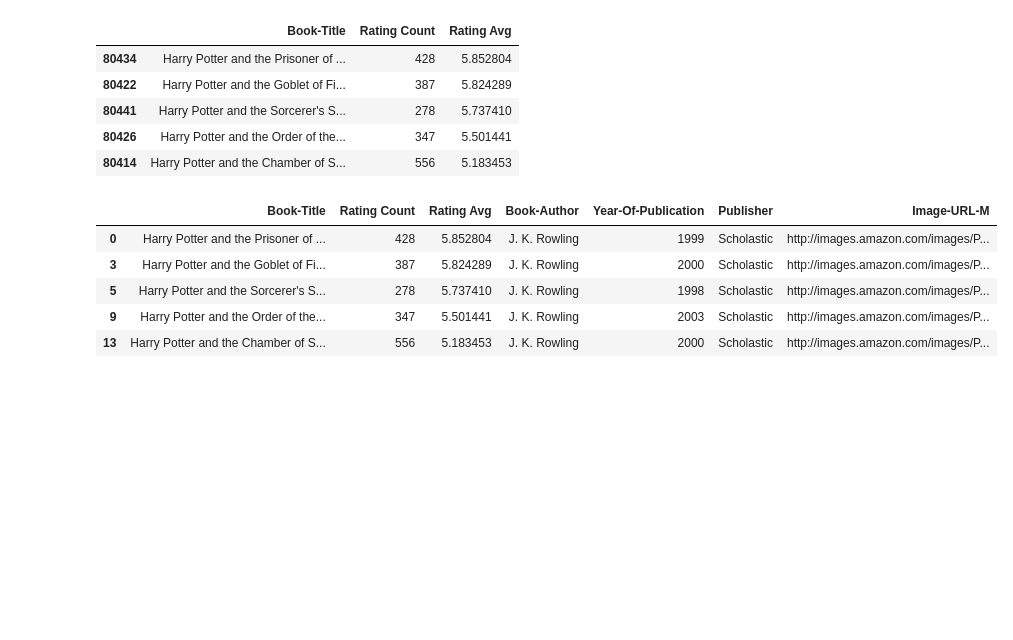
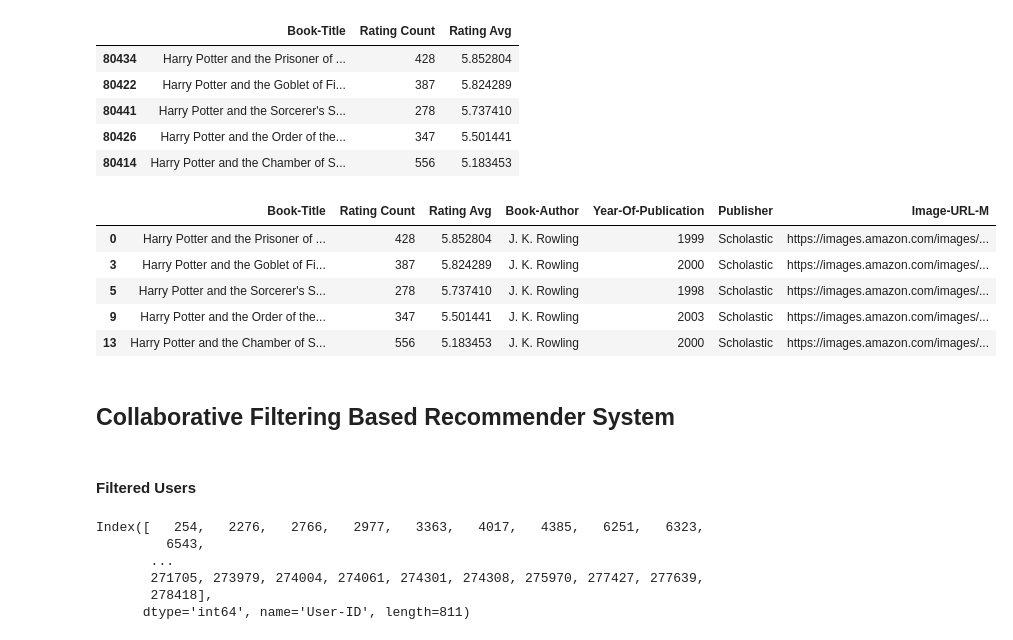
Before and after one commit to abdullahashfaq-ds/Book-Recommendation-System, a Jupyter notebook: Notebook/book-recommender-system.ipynb, the cells around one changed output. Saved outputs shown, nothing was run; the diff lists cells and outputs as text; code cells hidden in the pictures; blank space fills up the shorter version.

Commit message:
Complete Collaborative Filtering Based Recommender System

```diff
--- a/Notebook/book-recommender-system.ipynb
+++ b/Notebook/book-recommender-system.ipynb
@@ -170,12 +172,18 @@ popular.head()
 # %%
 attributes = ['Book-Title', 'Rating Count', 'Rating Avg', 'Book-Author', 'Year-Of-Publication', 'Publisher', 'Image-URL-M']
 
 popular = popular.merge(books, on='Book-Title').drop_duplicates('Book-Title')[attributes]
+popular['Image-URL-M'] = popular['Image-URL-M'].str.replace('http://', 'https://', case=False)
+
 popular.head()
 # %% [output]
 |  | Book-Title | Rating Count | Rating Avg | Book-Author | Year-Of-Publication | Publisher | Image-URL-M |
-| 0 | Harry Potter and the Prisoner of ... | 428 | 5.852804 | J. K. Rowling | 1999 | Scholastic | http://images.amazon.com/images/P... |
-| 3 | Harry Potter and the Goblet of Fi... | 387 | 5.824289 | J. K. Rowling | 2000 | Scholastic | http://images.amazon.com/images/P... |
-| 5 | Harry Potter and the Sorcerer's S... | 278 | 5.737410 | J. K. Rowling | 1998 | Scholastic | http://images.amazon.com/images/P... |
-| 9 | Harry Potter and the Order of the... | 347 | 5.501441 | J. K. Rowling | 2003 | Scholastic | http://images.amazon.com/images/P... |
-| 13 | Harry Potter and the Chamber of S... | 556 | 5.183453 | J. K. Rowling | 2000 | Scholastic | http://images.amazon.com/images/P... |
+| 0 | Harry Potter and the Prisoner of ... | 428 | 5.852804 | J. K. Rowling | 1999 | Scholastic | https://images.amazon.com/images/... |
+| 3 | Harry Potter and the Goblet of Fi... | 387 | 5.824289 | J. K. Rowling | 2000 | Scholastic | https://images.amazon.com/images/... |
+| 5 | Harry Potter and the Sorcerer's S... | 278 | 5.737410 | J. K. Rowling | 1998 | Scholastic | https://images.amazon.com/images/... |
+| 9 | Harry Potter and the Order of the... | 347 | 5.501441 | J. K. Rowling | 2003 | Scholastic | https://images.amazon.com/images/... |
+| 13 | Harry Potter and the Chamber of S... | 556 | 5.183453 | J. K. Rowling | 2000 | Scholastic | https://images.amazon.com/images/... |
+# %% [markdown]
+## Collaborative Filtering Based Recommender System
+# %% [markdown]
+#### Filtered Users
@@ -181,0 +193,11 @@ popular.head()
+# %%
+x = df.groupby('User-ID').count()['Book-Rating'] > users_criteria
+filtered_users = x[x].index
+filtered_users
+# %% [output]
+Index([   254,   2276,   2766,   2977,   3363,   4017,   4385,   6251,   6323,
+         6543,
+       ...
+       271705, 273979, 274004, 274061, 274301, 274308, 275970, 277427, 277639,
+       278418],
+      dtype='int64', name='User-ID', length=811)
```
Also changed, not shown: parts of 20 cells of this notebook.
